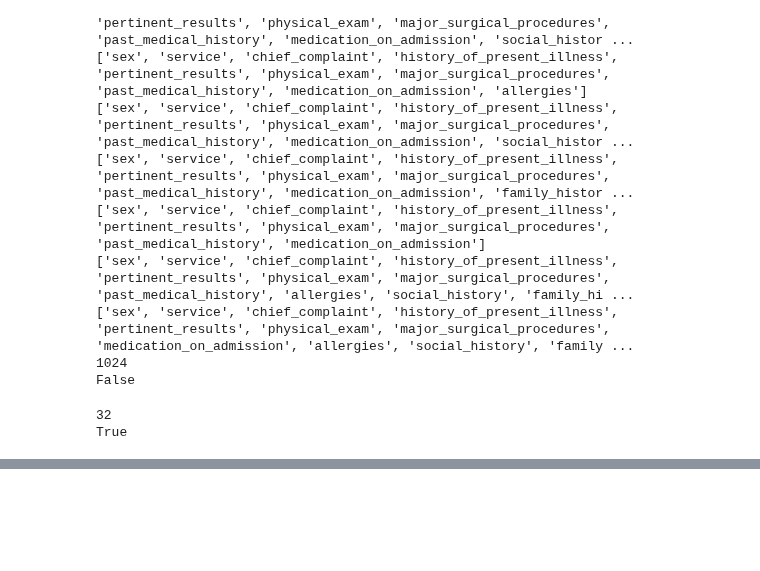
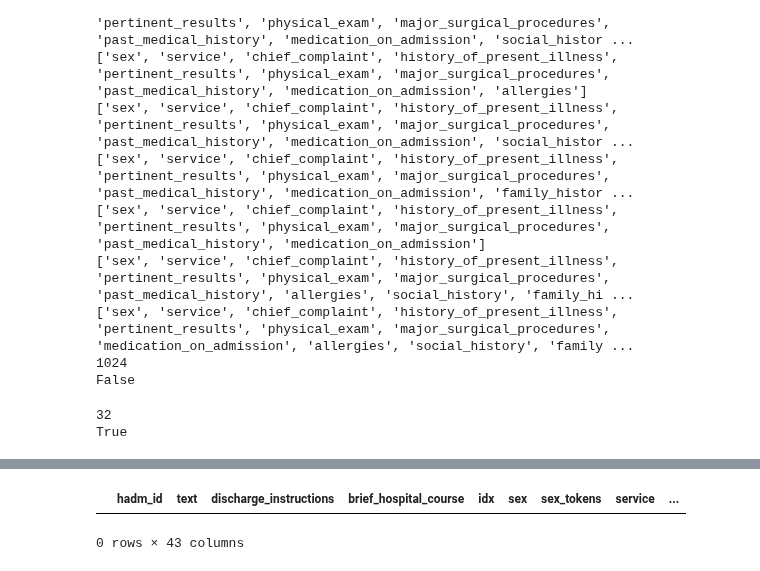
Before and after one commit to HAOTIAN89/MEDISCHARGE, a Jupyter notebook: sections_view.ipynb, the cells around one changed output, grey strips where cells are left out. Saved outputs shown, nothing was run; the diff lists cells and outputs as text; code cells hidden in the pictures; blank space fills up the shorter version.

```diff
--- a/sections_view.ipynb
+++ b/sections_view.ipynb
@@ -169,0 +293,5 @@ display(test_preprocessed)
+# %%
+display(filtered_combined_discharges)
+# %% [output]
+|  | hadm_id | text | discharge_instructions | brief_hospital_course | idx | sex | sex_tokens | service | ... |
+0 rows × 43 columns
```
Also changed, not shown: parts of 12 cells of this notebook, 2 other files.
